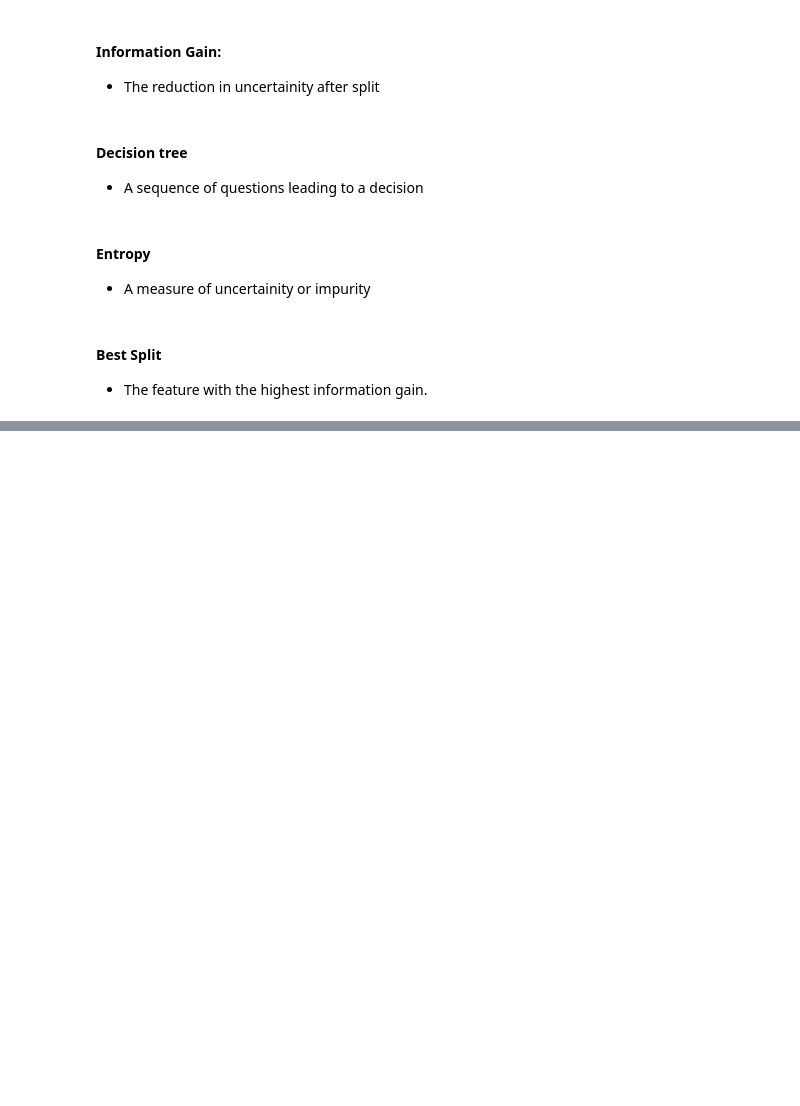
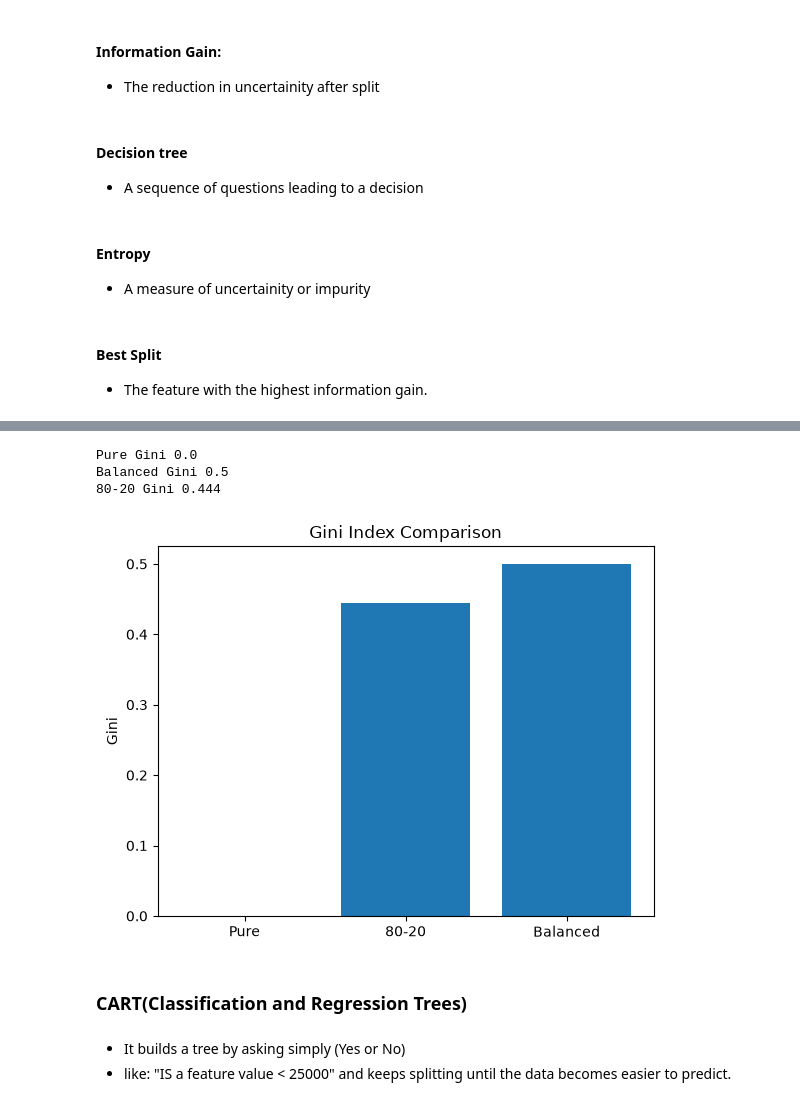
Before and after one commit to Shaurya170319/PBEL12, a Jupyter notebook: decision_tree.ipynb, the cells around one changed output, grey strips where cells are left out. Cells and saved outputs as stored; diff of their text form; code cells hidden in the pictures; blank space fills up the shorter version.

Commit message:
Decision tree completed with practical

```diff
--- a/decision_tree.ipynb
+++ b/decision_tree.ipynb
@@ -267,0 +371,8 @@ Ex3 - Suppose there are 55 students.
+# %%
+print("Pure Gini", gini(10, 0))
+print("Balanced Gini", gini(5,5))
+print("80-20 Gini", round(gini(10, 5),3))
+# %% [output]
+Pure Gini 0.0
+Balanced Gini 0.5
+80-20 Gini 0.444
@@ -267,0 +381,15 @@ Ex3 - Suppose there are 55 students.
+# %%
+data = ["Pure", "80-20", "Balanced"]
+values =[0.0, 0.444, 0.5]
+plt.Figure(figsize=(8, 6))
+plt.bar(data, values)
+plt.title("Gini Index Comparison")
+plt.ylabel("Gini")
+plt.show()
+# %% [output]
+[figure, added]
+# %% [markdown]
+### CART(Classification and Regression Trees)
+# %% [markdown]
+- It builds a tree by asking simply (Yes or No)
+- like: "IS a feature value < 25000" and keeps splitting until the data becomes easier to predict.
```
Also changed, not shown: parts of 49 cells of this notebook.
